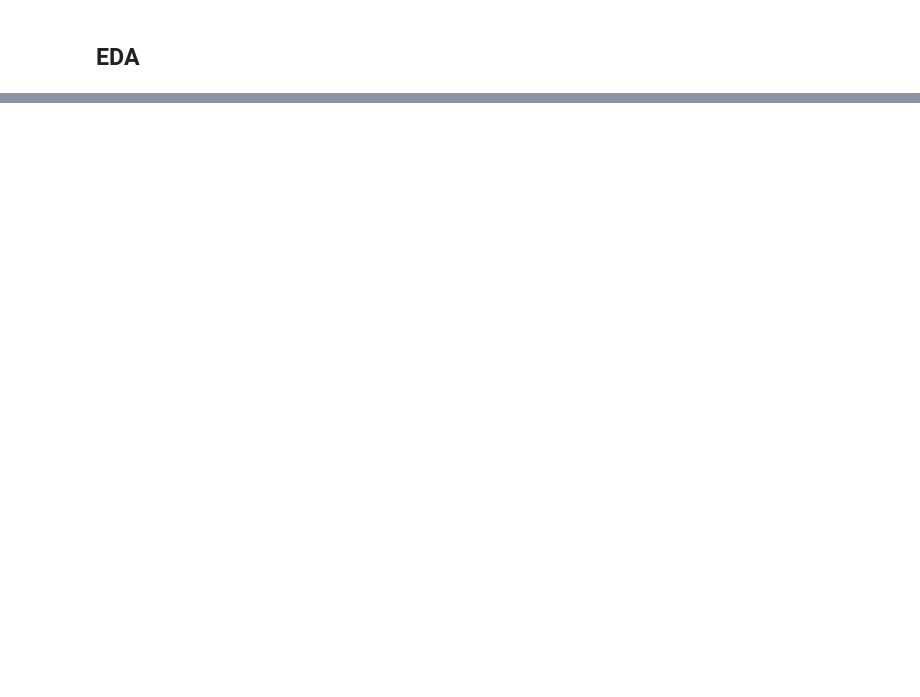
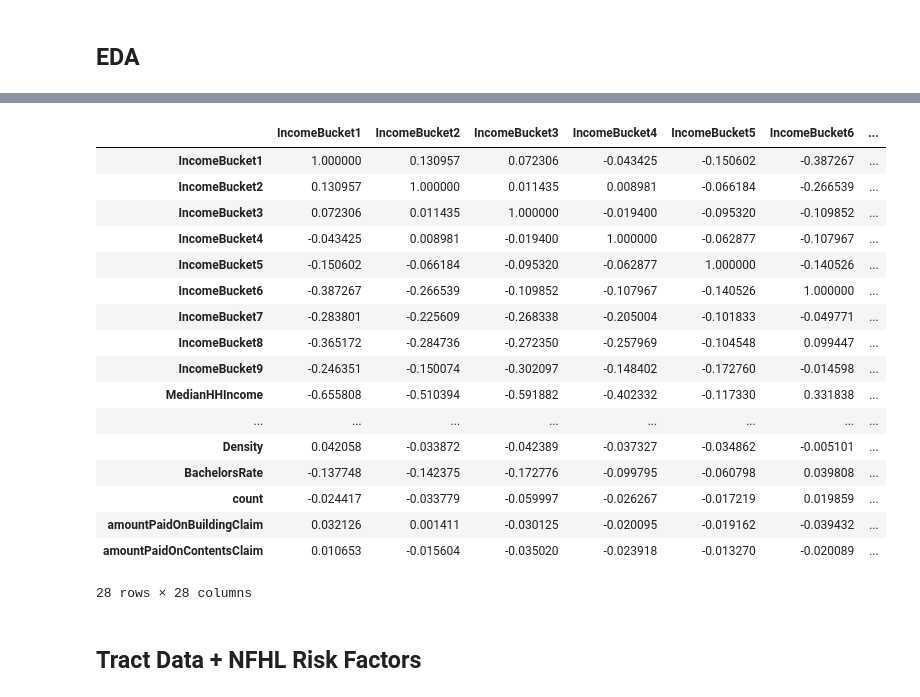
Before and after one commit to snme/DS4A, a Jupyter notebook: NFIP Cleaning and EDA.ipynb, the cells around one changed output, grey strips where cells are left out. Drawn from its saved outputs; the diff is of its cells as text; code cells hidden in the pictures; blank space fills up the shorter version.

```diff
--- a/NFIP Cleaning and EDA.ipynb
+++ b/NFIP Cleaning and EDA.ipynb
@@ -241,0 +261,23 @@ counts.to_csv('LA_NFIP_claims_counts.csv')
+# %%
+merged.corr() #include weighted amount of nfip claim amounts, meaning of filing for claim
+# %% [output]
+|  | IncomeBucket1 | IncomeBucket2 | IncomeBucket3 | IncomeBucket4 | IncomeBucket5 | IncomeBucket6 | ... |
+| IncomeBucket1 | 1.000000 | 0.130957 | 0.072306 | -0.043425 | -0.150602 | -0.387267 | ... |
+| IncomeBucket2 | 0.130957 | 1.000000 | 0.011435 | 0.008981 | -0.066184 | -0.266539 | ... |
+| IncomeBucket3 | 0.072306 | 0.011435 | 1.000000 | -0.019400 | -0.095320 | -0.109852 | ... |
+| IncomeBucket4 | -0.043425 | 0.008981 | -0.019400 | 1.000000 | -0.062877 | -0.107967 | ... |
+| IncomeBucket5 | -0.150602 | -0.066184 | -0.095320 | -0.062877 | 1.000000 | -0.140526 | ... |
+| IncomeBucket6 | -0.387267 | -0.266539 | -0.109852 | -0.107967 | -0.140526 | 1.000000 | ... |
+| IncomeBucket7 | -0.283801 | -0.225609 | -0.268338 | -0.205004 | -0.101833 | -0.049771 | ... |
+| IncomeBucket8 | -0.365172 | -0.284736 | -0.272350 | -0.257969 | -0.104548 | 0.099447 | ... |
+| IncomeBucket9 | -0.246351 | -0.150074 | -0.302097 | -0.148402 | -0.172760 | -0.014598 | ... |
+| MedianHHIncome | -0.655808 | -0.510394 | -0.591882 | -0.402332 | -0.117330 | 0.331838 | ... |
+| ... | ... | ... | ... | ... | ... | ... | ... |
+| Density | 0.042058 | -0.033872 | -0.042389 | -0.037327 | -0.034862 | -0.005101 | ... |
+| BachelorsRate | -0.137748 | -0.142375 | -0.172776 | -0.099795 | -0.060798 | 0.039808 | ... |
+| count | -0.024417 | -0.033779 | -0.059997 | -0.026267 | -0.017219 | 0.019859 | ... |
+| amountPaidOnBuildingClaim | 0.032126 | 0.001411 | -0.030125 | -0.020095 | -0.019162 | -0.039432 | ... |
+| amountPaidOnContentsClaim | 0.010653 | -0.015604 | -0.035020 | -0.023918 | -0.013270 | -0.020089 | ... |
+28 rows × 28 columns
+# %% [markdown]
+## Tract Data + NFHL Risk Factors
```
Also changed, not shown: parts of 39 cells of this notebook, 4 other files.
